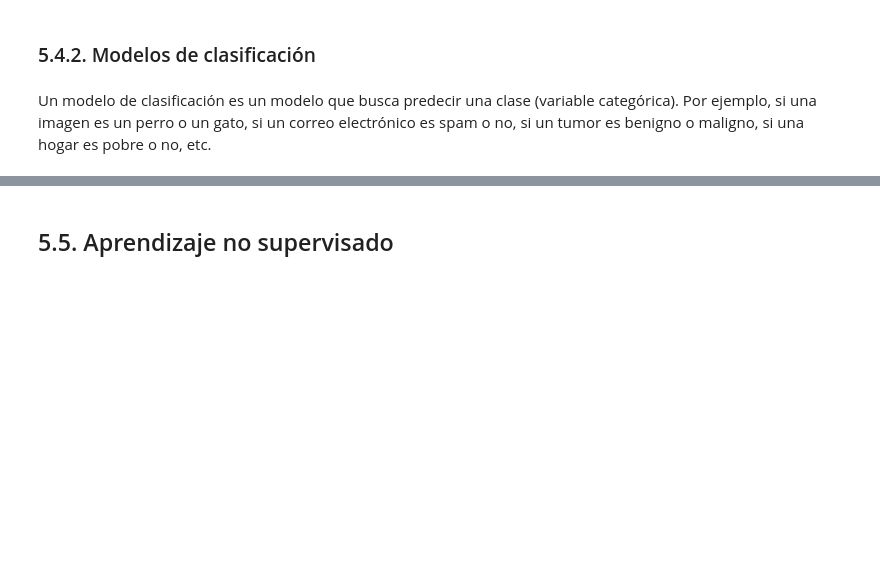
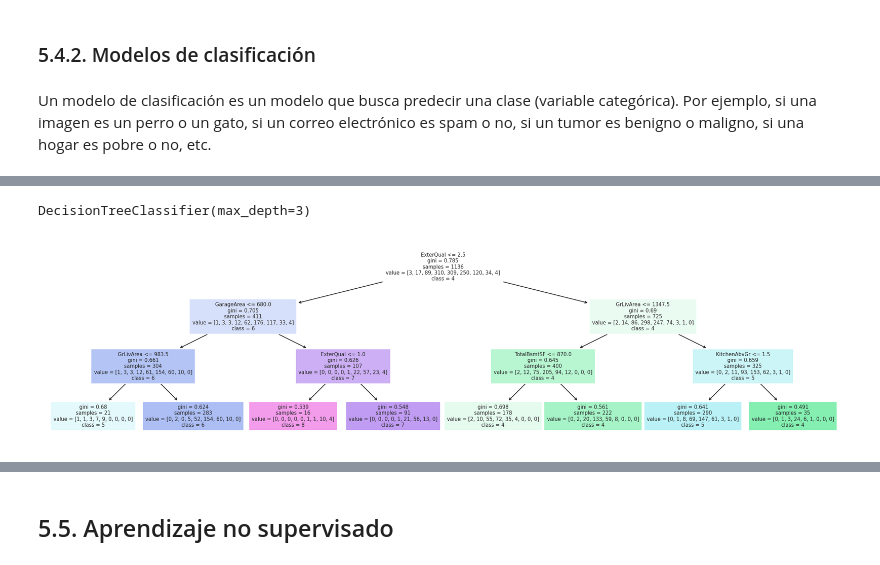
Before and after one commit to alejo-acosta/pmdb-material, a Jupyter notebook: _build/jupyter_execute/5.0-modelamiento.ipynb, the cells around one changed output, grey strips where cells are left out. Drawn from its saved outputs; the diff is of its cells as text; code cells hidden in the pictures; blank space fills up the shorter version.

```diff
--- a/_build/jupyter_execute/5.0-modelamiento.ipynb
+++ b/_build/jupyter_execute/5.0-modelamiento.ipynb
@@ -400,0 +461,33 @@ Un modelo de clasificación es un modelo que busca predecir una clase (variable
+# %%
+df3 = df.copy()
+encoders = {}
+for col in cat_vars:
+    le = LabelEncoder()
+    encoders[col] = le
+    df3[col] = le.fit_transform(df[col])
+# %%
+# decition tree classifier on OverallQual
+
+from sklearn.tree import DecisionTreeClassifier
+from sklearn.model_selection import train_test_split
+
+perdidos = df3.isna().sum()
+
+y = df3['OverallQual']
+x = df3[[i for i in df3.columns if i not in ['OverallQual', 'SalePrice'] and perdidos[i] == 0]]
+
+X_train, X_test, y_train, y_test = train_test_split(x, y, test_size=0.2)
+
+dt = DecisionTreeClassifier(max_depth=3)
+dt.fit(X_train, y_train)
+# %% [output]
+DecisionTreeClassifier(max_depth=3)
+# %%
+# plot tree
+from sklearn.tree import plot_tree
+
+fig = plt.figure(figsize=(20, 5), dpi=150)
+plot_tree(dt, feature_names=x.columns, class_names=['1', '2', '3', '4', '5', '6', '7', '8', '9', '10'], filled=True, fontsize=7)
+plt.show()
+# %% [output]
+[figure, added]
```
Also changed, not shown: parts of 23 cells of this notebook, 49 other files.
